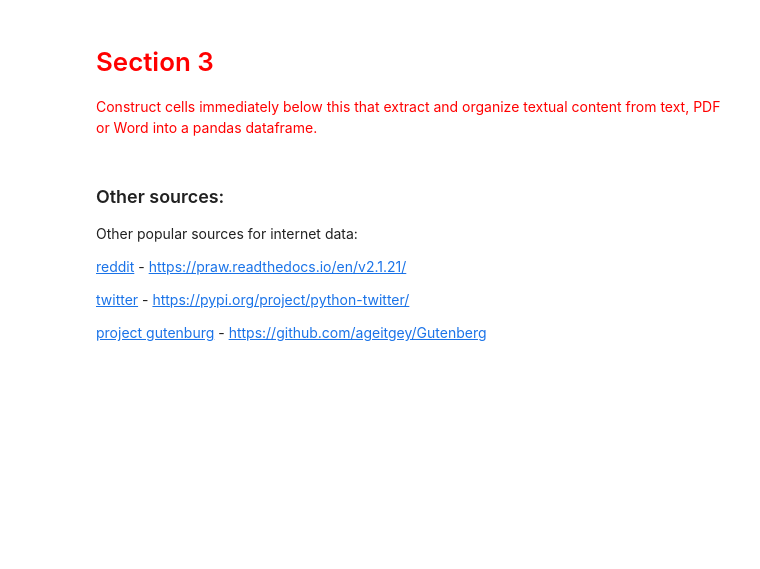
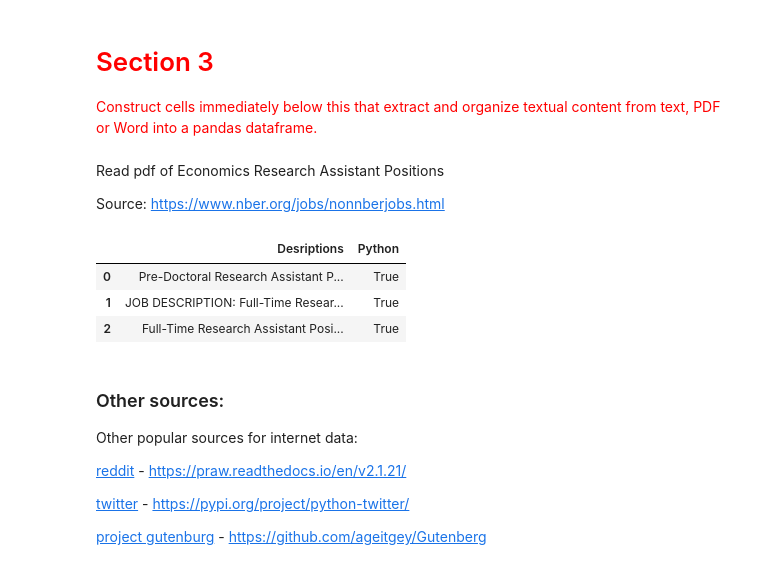
Before and after one commit to liu431/Content-Analysis-2020, a Jupyter notebook: week-0/0-intro_Li Liu.ipynb, the cells around one changed output. Cells and saved outputs as stored; diff of their text form; code cells hidden in the pictures; blank space fills up the shorter version.

```diff
--- a/week-0/0-intro_Li Liu.ipynb
+++ b/week-0/0-intro_Li Liu.ipynb
@@ -603,6 +961,40 @@ downloaded every time.
 
 # <span style="color:red">Section 3</span>
 <span style="color:red">Construct cells immediately below this that extract and organize textual content from text, PDF or Word into a pandas dataframe.</span>
+# %% [markdown]
+Read pdf of Economics Research Assistant Positions
+
+Source: https://www.nber.org/jobs/nonnberjobs.html
+# %%
+pdf1 = 'https://www.nber.org/jobs/WhartonMarketingPredoctoralRAANPY.pdf'
+pdf2 = 'https://www.nber.org/jobs/Kowalski.Latest.RA.Posting1.pdf'
+pdf3 = 'https://www.nber.org/jobs/UCLAFull-timeRADescription.pdf'
+pdfs = [pdf1, pdf2, pdf3]
+# %%
+pdftext = []
+Position = []
+Python = []
+
+for i in pdfs:
+    infoExtractionRequest = requests.get(i, stream=True)
+    infoExtractionBytes = io.BytesIO(infoExtractionRequest.content)
+    descrptions = readPDF(infoExtractionBytes)
+    descrptions = descrptions.replace('\n','')
+    pdftext.append(descrptions)
+
+    a = descrptions.split(' ')
+    a = [i for i in a if i != '']
+
+    Python = 'Python' in a
+# %%
+job_df = pandas.DataFrame({'Desriptions' : pdftext,
+                          'Python': Python})
+job_df
+# %% [output]
+|  | Desriptions | Python |
+| 0 | Pre-Doctoral Research Assistant P... | True |
+| 1 | JOB DESCRIPTION: Full-Time Resear... | True |
+| 2 | Full-Time Research Assistant Posi... | True |
 # %% [markdown]
 ### Other sources:
 
```
Also changed, not shown: parts of 38 cells of this notebook, 6 other files.
